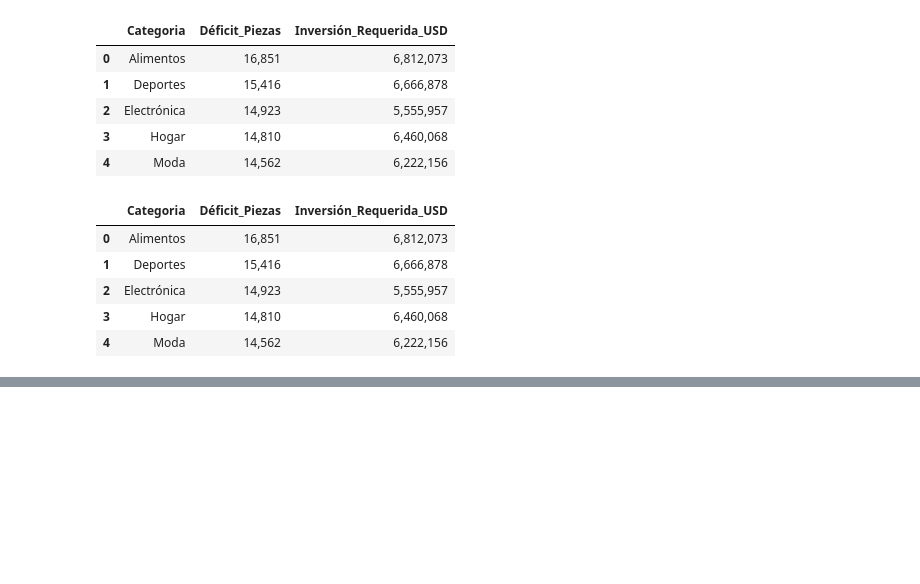
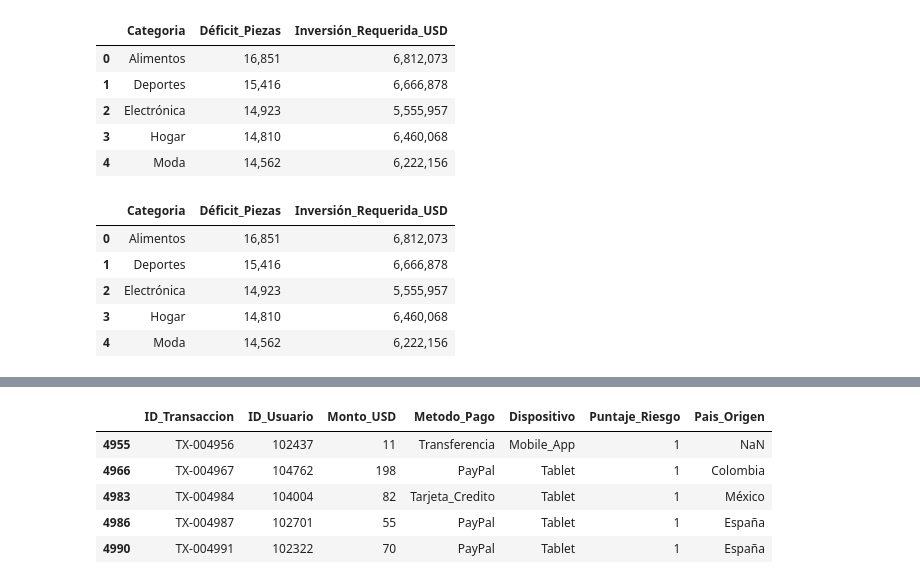
Before and after one commit to NandoRR77/Ejercicios-Practica-Python, a Jupyter notebook: Ciencia de datos/5. Laboratorio Inventarios y Fraudes/laboratorio_inventarios_fraudes.ipynb, the cells around one changed output, grey strips where cells are left out. Cells and saved outputs as stored; diff of their text form; code cells hidden in the pictures; blank space fills up the shorter version.

```diff
--- a/Ciencia de datos/5. Laboratorio Inventarios y Fraudes/laboratorio_inventarios_fraudes.ipynb
+++ b/Ciencia de datos/5. Laboratorio Inventarios y Fraudes/laboratorio_inventarios_fraudes.ipynb
@@ -491,0 +557,13 @@ df_resumen_compras_criticas
+# %%
+#Filtrar registros y asignar a un nuevo dataframe
+df_alto_riesgo = df_transacciones_giga[df_transacciones_giga['Puntaje_Riesgo'] > 0.85].copy()
+
+#Visualizar registros del dataframe
+df_alto_riesgo.tail(5)
+# %% [output]
+|  | ID_Transaccion | ID_Usuario | Monto_USD | Metodo_Pago | Dispositivo | Puntaje_Riesgo | Pais_Origen |
+| 4955 | TX-004956 | 102437 | 11 | Transferencia | Mobile_App | 1 | NaN |
+| 4966 | TX-004967 | 104762 | 198 | PayPal | Tablet | 1 | Colombia |
+| 4983 | TX-004984 | 104004 | 82 | Tarjeta_Credito | Tablet | 1 | México |
+| 4986 | TX-004987 | 102701 | 55 | PayPal | Tablet | 1 | España |
+| 4990 | TX-004991 | 102322 | 70 | PayPal | Tablet | 1 | España |
```
Also changed, not shown: parts of 19 cells of this notebook, 4 other files.
